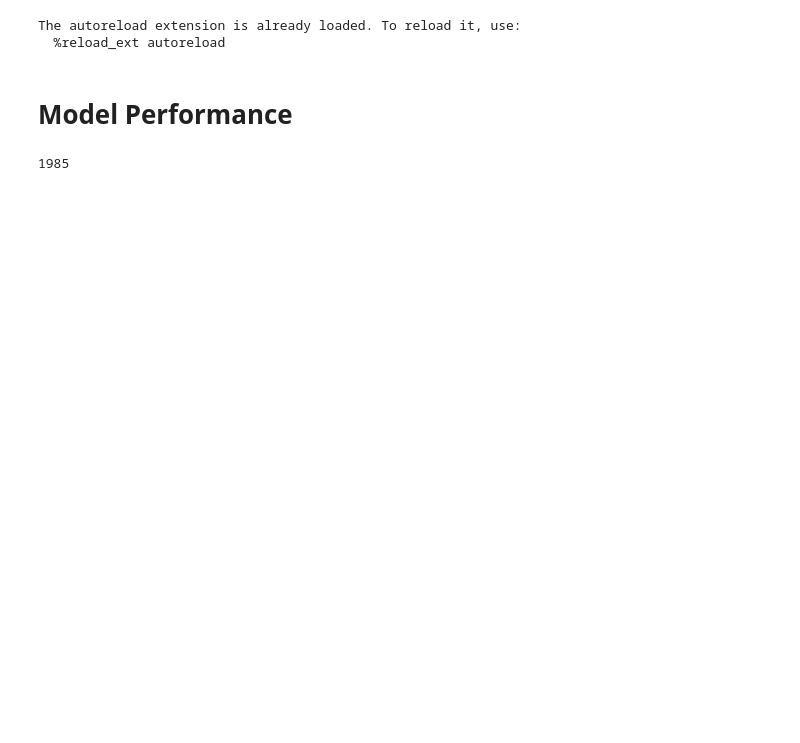
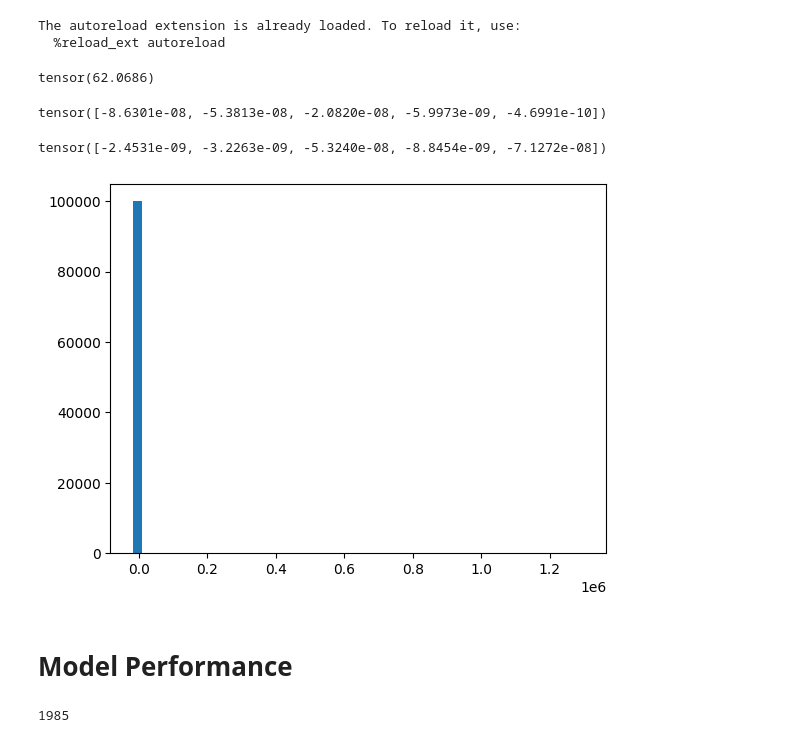
Before and after one commit to jesperhauch/polynomial_deep_learning, a Jupyter notebook: eval.ipynb, the cells around one changed output. Saved outputs shown, nothing was run; the diff lists cells and outputs as text; code cells hidden in the pictures; blank space fills up the shorter version.

```diff
--- a/eval.ipynb
+++ b/eval.ipynb
@@ -16,6 +16,27 @@ from utils import model_utils
 # %% [output]
 The autoreload extension is already loaded. To reload it, use:
   %reload_ext autoreload
+# %%
+import torch.distributions as dist
+dist.log_normal.LogNormal(np.log(71.0), np.log(1.15)).sample()
+# %% [output]
+tensor(62.0686)
+# %%
+#data_gen = ShortColumn(100000)
+#data_gen = NormalGenerator(lambda a: 1/a, 1, 100000)
+data_gen = SulfurModel(100000)
+feature_samples, target_samples = data_gen.generate_train_data()
+target_samples.quantile(torch.tensor([0, 0.25, 0.5, 0.75, 1]))
+# %% [output]
+tensor([-8.6301e-08, -5.3813e-08, -2.0820e-08, -5.9973e-09, -4.6991e-10])
+# %%
+target_samples[:5]
+# %% [output]
+tensor([-2.4531e-09, -3.2263e-09, -5.3240e-08, -8.8454e-09, -7.1272e-08])
+# %%
+plt.hist(target_samples, bins=50);
+# %% [output]
+[figure, added]
 # %% [markdown]
 # Model Performance
 # %%
```
Also changed, not shown: parts of 4 cells of this notebook, 18 other files.
